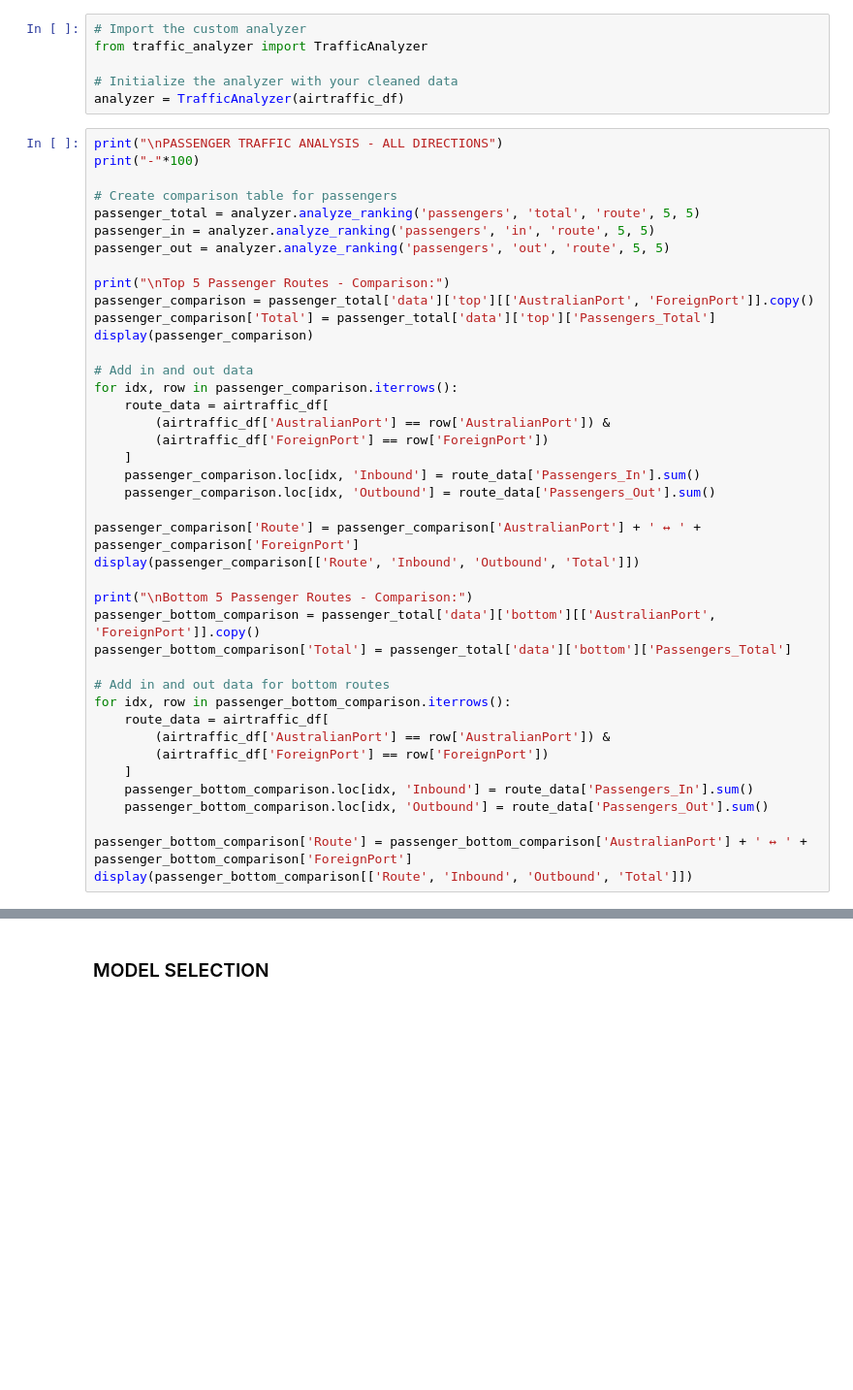
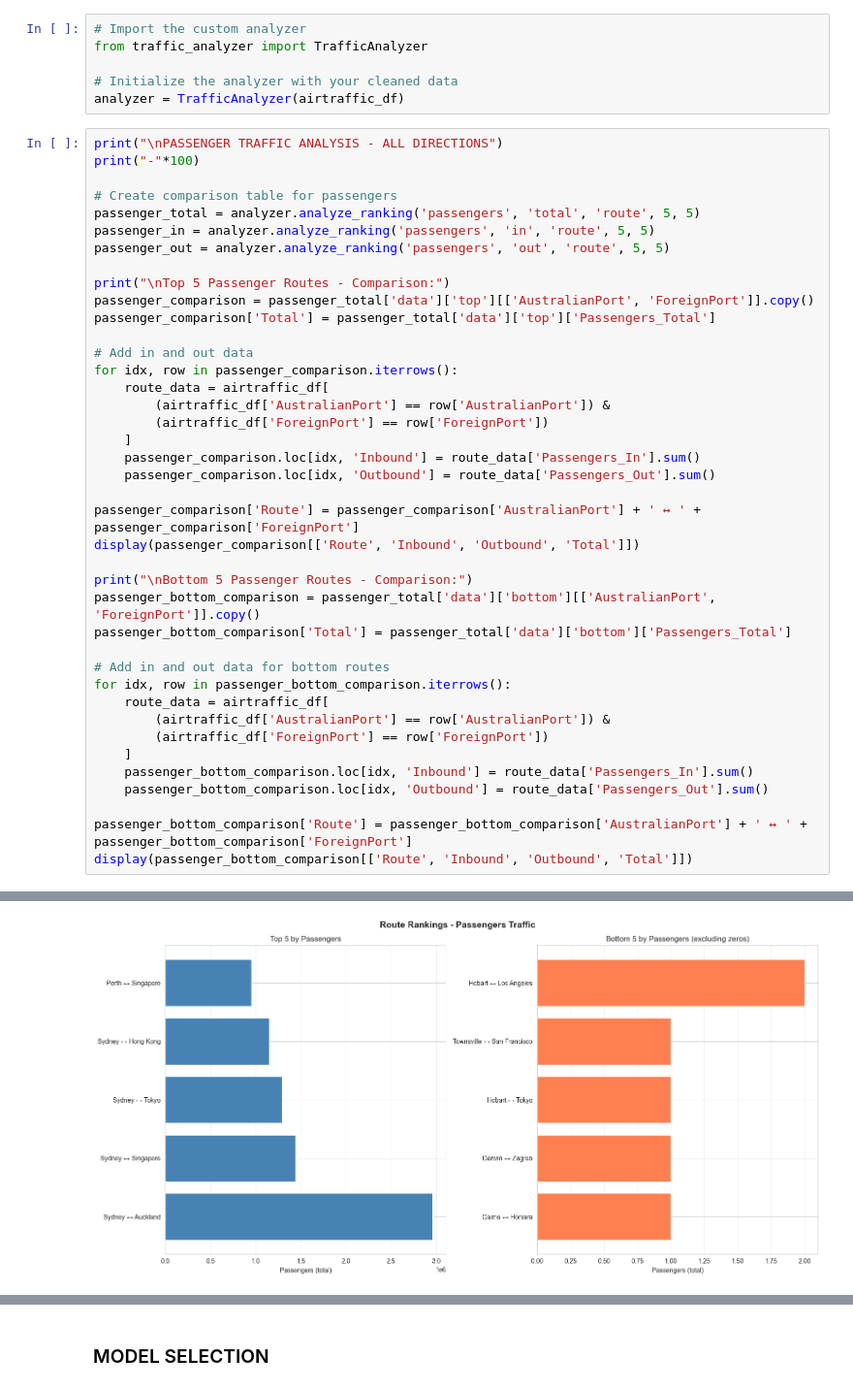
Before and after one commit to selvarajuv/data-tech-challenge, a Jupyter notebook: analysis/main.ipynb, the cells around one changed output, grey strips where cells are left out. Shown at 97% size. Cells and saved outputs as stored; diff of their text form; blank space fills up the shorter version.

```diff
--- a/analysis/main.ipynb
+++ b/analysis/main.ipynb
@@ -91,7 +183,6 @@ passenger_out = analyzer.analyze_ranking('passengers', 'out', 'route', 5, 5)
 print("\nTop 5 Passenger Routes - Comparison:")
 passenger_comparison = passenger_total['data']['top'][['AustralianPort', 'ForeignPort']].copy()
 passenger_comparison['Total'] = passenger_total['data']['top']['Passengers_Total']
-display(passenger_comparison)
 
 # Add in and out data
 for idx, row in passenger_comparison.iterrows():
@@ -120,3 +211,4 @@ for idx, row in passenger_bottom_comparison.iterrows():
 
 passenger_bottom_comparison['Route'] = passenger_bottom_comparison['AustralianPort'] + ' ↔ ' + passenger_bottom_comparison['ForeignPort']
 display(passenger_bottom_comparison[['Route', 'Inbound', 'Outbound', 'Total']])
+# %% [output]
@@ -122,0 +232 @@ display(passenger_bottom_comparison[['Route', 'Inbound', 'Outbound', 'Total']])
+[figure, added]
```
Also changed, not shown: parts of 27 cells of this notebook, 2 other files.
